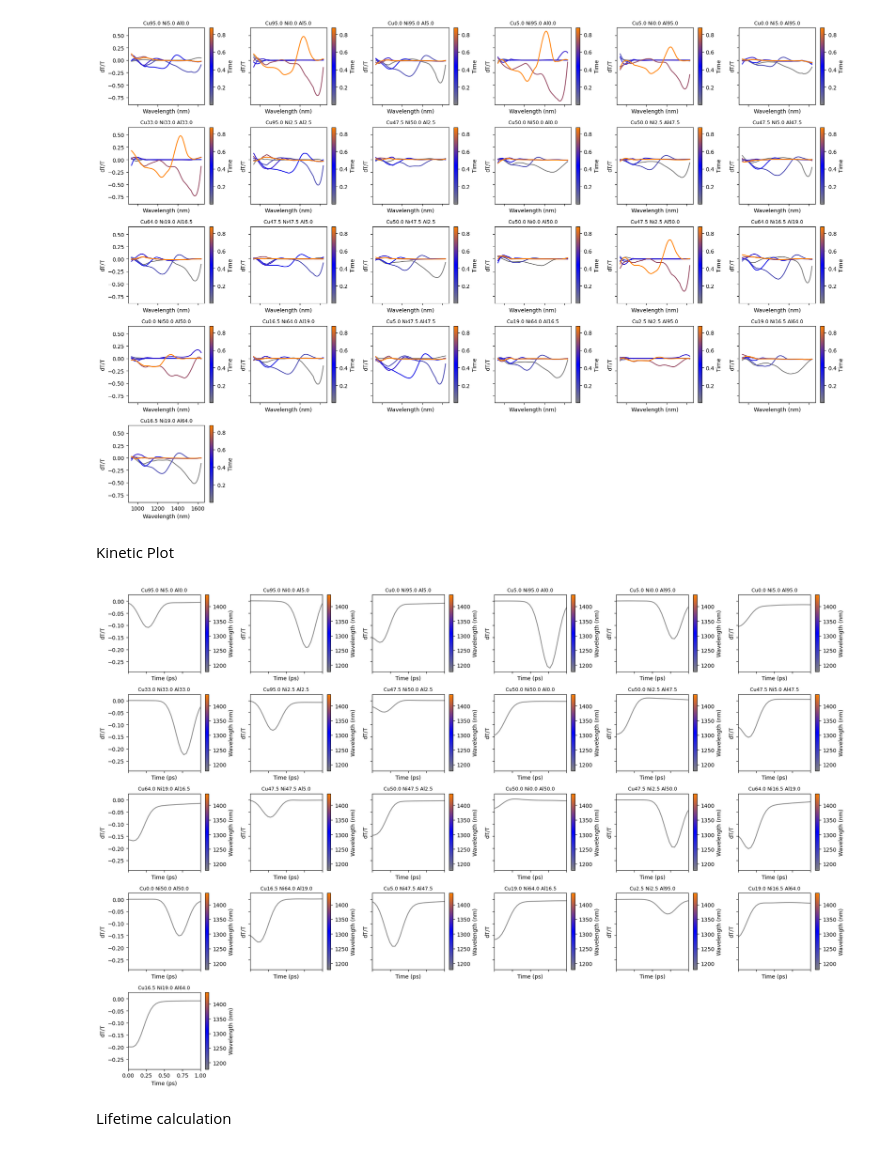
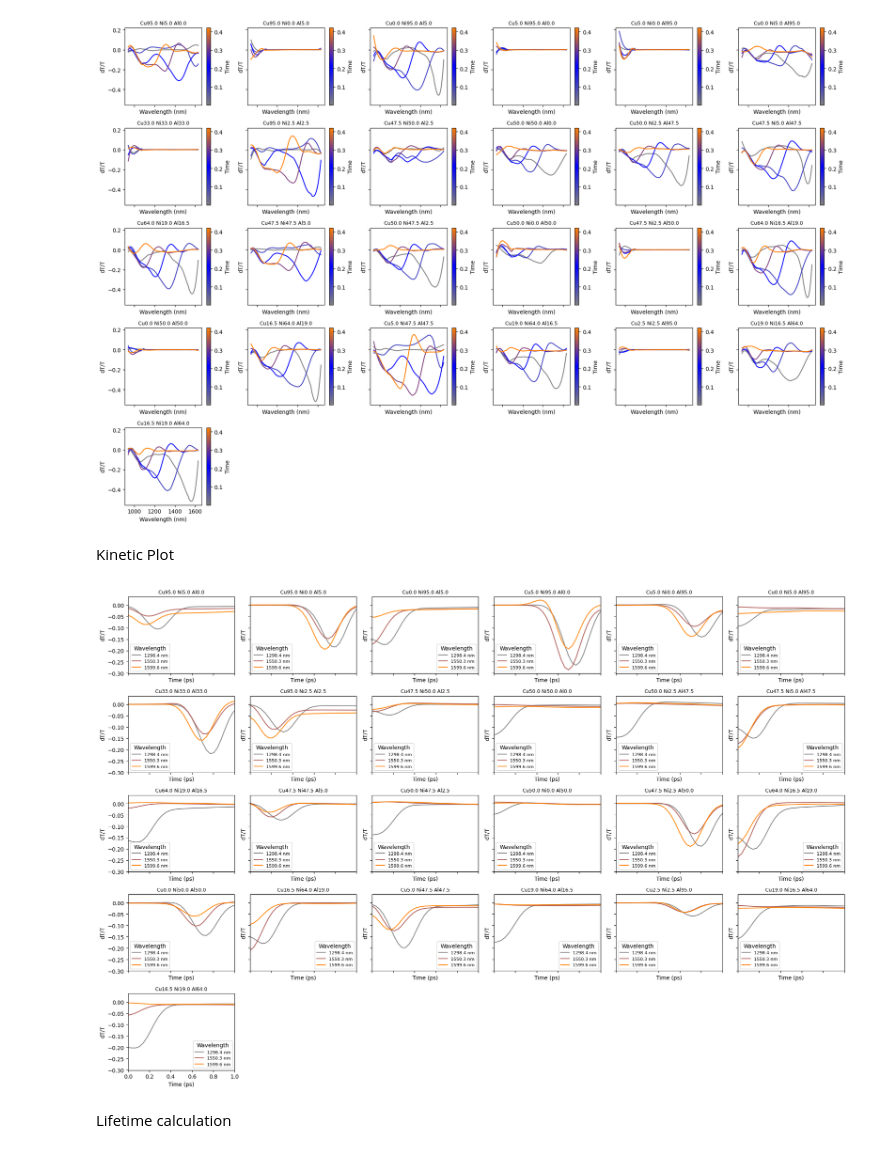
Before and after one commit to linarojas0824/Hybrid-Experimental-Data-Driven-Workflow, a Jupyter notebook: scripts/Notebooks/Pump_Probe_Results.ipynb, the cells around one changed output. Saved outputs shown, nothing was run; the diff lists cells and outputs as text; code cells hidden in the pictures.

```diff
--- a/scripts/Notebooks/Pump_Probe_Results.ipynb
+++ b/scripts/Notebooks/Pump_Probe_Results.ipynb
@@ -56,6 +50,8 @@ files_index, selected = dc.extract_file_names(FOLDER, pattern= re.compile(
 # %%
 master_wvl = dc.build_master(selected, smooth="wvl", method="savgol", savgol_window=51, savgol_poly=3)
 master_time = dc.build_master(selected, smooth="time", method="gaussian", gaussian_sigma=3)
+# %%
+master_time = dc.build_master(selected, smooth="time",method="savgol", savgol_window=15, savgol_poly=3)
 # %%
 df = master_wvl[1]
 df = df.drop(columns=["sample", "power_mW"])
@@ -107,8 +93,8 @@ for ax, sample in zip(axes, sample_data):
 
     pl.plot_spectra_at_times(
         df,
-        time_range=(0, 1),
-        step=5,
+        time_range=(0, 0.5),
+        step=3,
         legend=False,
         ax=ax,
         add_colorbar=True,
@@ -123,39 +109,39 @@ for ax in axes[n:]:
 fig.tight_layout()
 plt.show()
 # %% [output]
-[figure, old version]
+[figure, new version]
 # %% [markdown]
 Kinetic Plot
 # %%
 sample_data = np.array(list(master_time.keys()))
 n = len(sample_data)
 
 ncols = 6
 nrows = math.ceil(n / ncols)
 
 fig, axes = plt.subplots(
     nrows, ncols,
     figsize=(3.2 * ncols, 2.6 * nrows),
     sharex=True, sharey=True
 )
 
 axes = axes.ravel()  # flatten to 1D list of axes
 
 for ax, sample in zip(axes, sample_data):
     df = master_time[sample]
     df = df.drop(columns=['sample', 'power_mW'])
-    pl.kinetic_plot(df,wavelengths = [1308.8],xlim=(0, 1),ax=ax )
+    pl.kinetic_plot(df,wavelengths = [1300, 1550, 1600],xlim=(0, 1),ax=ax,legend=True,add_colorbar=False )
 
     title = df_compo.loc[df_compo["ID"] == sample, "symbol"].iloc[0]
     ax.set_title(title, fontsize=9)
 
 
 for ax in axes[n:]:
     ax.axis("off")
 
 fig.tight_layout()
 plt.show()
 # %% [output]
-[figure, old version]
+[figure, new version]
 # %% [markdown]
 Lifetime calculation
```
Also changed, not shown: parts of 23 cells of this notebook, 4 other files.
